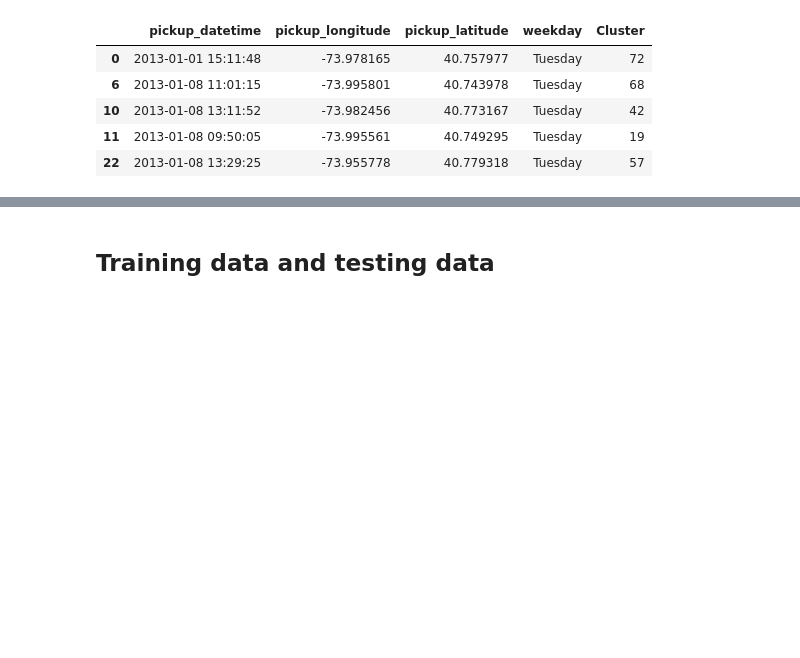
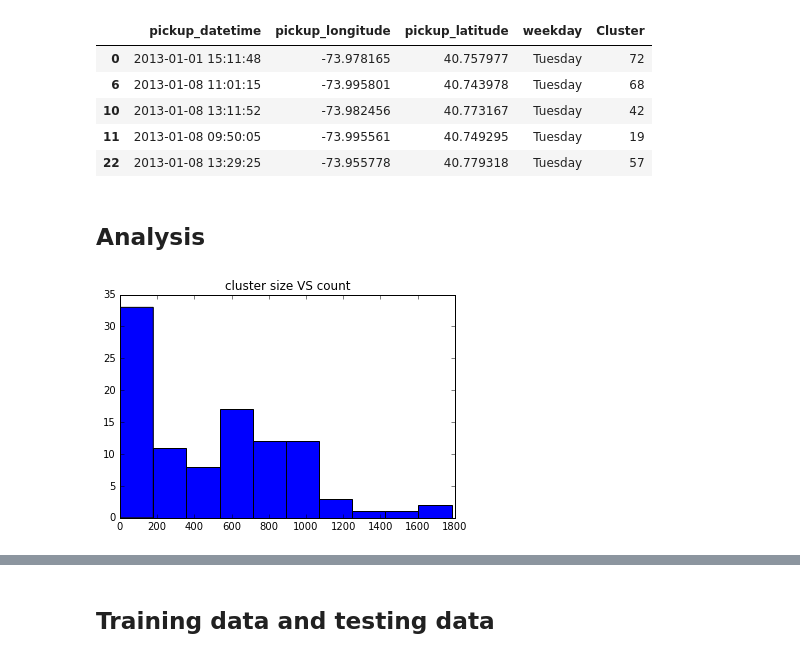
Before and after one commit to stephanlin/nyc-yellow-taxi-prediction, a Jupyter notebook: Best Pick-up Location (Q1).ipynb, the cells around one changed output, grey strips where cells are left out. Cells and saved outputs as stored; diff of their text form; code cells hidden in the pictures; blank space fills up the shorter version.

Commit message:
add analysis for Q1

```diff
--- a/Best Pick-up Location (Q1).ipynb
+++ b/Best Pick-up Location (Q1).ipynb
@@ -101,3 +101,11 @@ df_select.head()
 Cluster_size=df_select.groupby('Cluster').size()
 Cluster_size=np.array([[Cluster_size[i]] for i in range(len(Cluster_size))])
 Cluster_center=kmeans_n.cluster_centers_
+# %% [markdown]
+## Analysis
+# %%
+plt.hist(Cluster_size)
+plt.title("cluster size VS count")
+plt.show()
+# %% [output]
+[figure, added]
```
Also changed, not shown: parts of 3 cells of this notebook.
